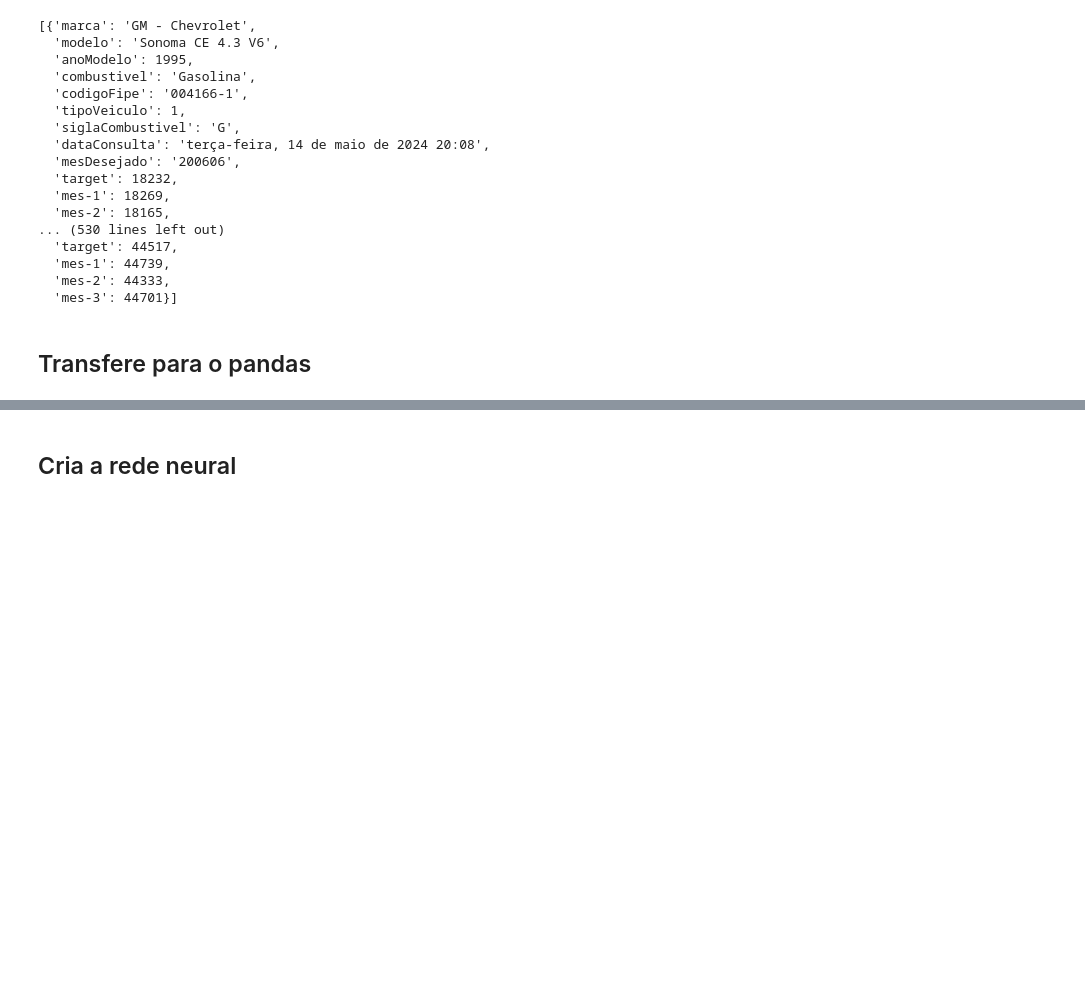
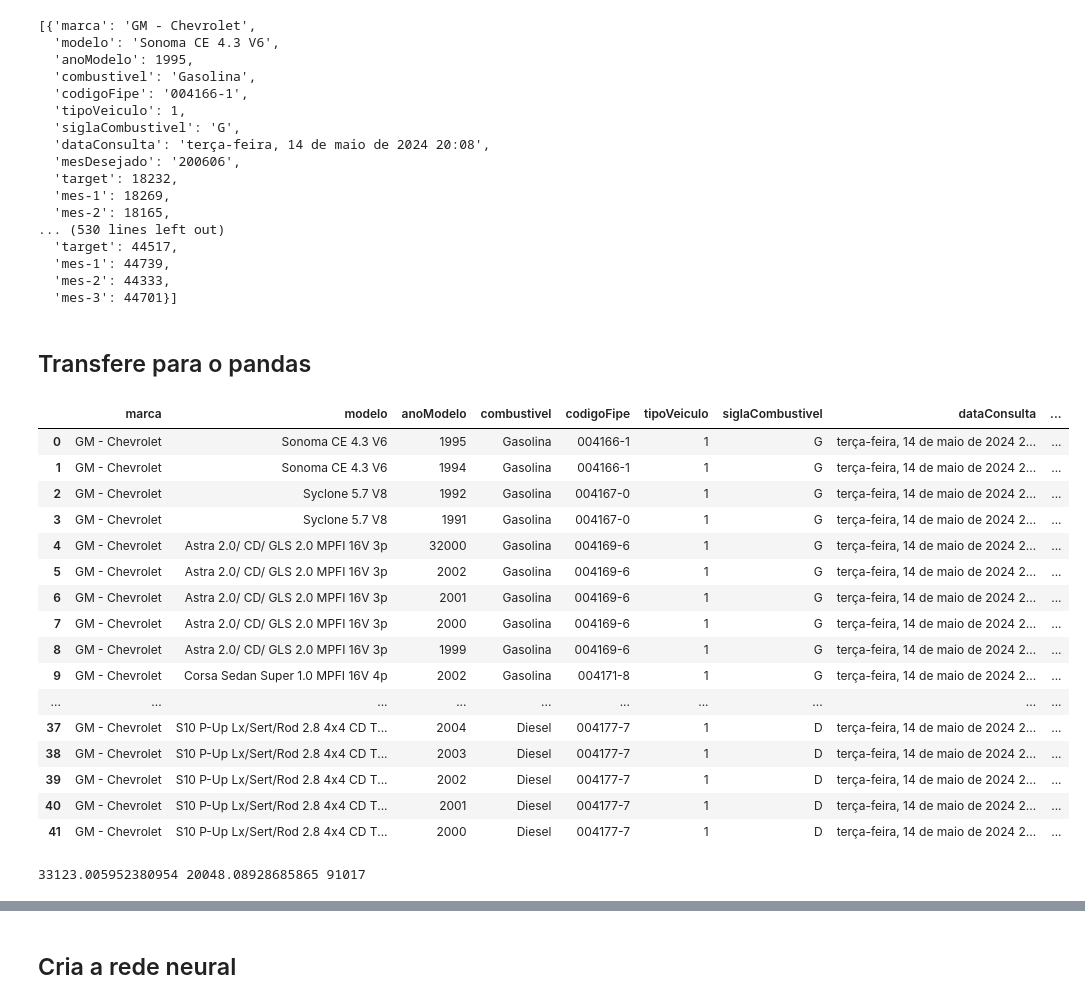
Before and after one commit to JoaoVitorSantiagoNogueira/case-brick-seguros, a Jupyter notebook: main.ipynb, the cells around one changed output, grey strips where cells are left out. Drawn from its saved outputs; the diff is of its cells as text; code cells hidden in the pictures; blank space fills up the shorter version.

```diff
--- a/main.ipynb
+++ b/main.ipynb
@@ -342,3 +342,31 @@ sample_json_list = [item for item in sample_json_list if type(item) == dict] #re
   'mes-3': 44701}]
 # %% [markdown]
 ## Transfere para o pandas
+# %%
+df = pd.json_normalize(sample_json_list)
+df
+# %% [output]
+|  | marca | modelo | anoModelo | combustivel | codigoFipe | tipoVeiculo | siglaCombustivel | dataConsulta | ... |
+| 0 | GM - Chevrolet | Sonoma CE 4.3 V6 | 1995 | Gasolina | 004166-1 | 1 | G | terça-feira, 14 de maio de 2024 2... | ... |
+| 1 | GM - Chevrolet | Sonoma CE 4.3 V6 | 1994 | Gasolina | 004166-1 | 1 | G | terça-feira, 14 de maio de 2024 2... | ... |
+| 2 | GM - Chevrolet | Syclone 5.7 V8 | 1992 | Gasolina | 004167-0 | 1 | G | terça-feira, 14 de maio de 2024 2... | ... |
+| 3 | GM - Chevrolet | Syclone 5.7 V8 | 1991 | Gasolina | 004167-0 | 1 | G | terça-feira, 14 de maio de 2024 2... | ... |
+| 4 | GM - Chevrolet | Astra 2.0/ CD/ GLS 2.0 MPFI 16V 3p | 32000 | Gasolina | 004169-6 | 1 | G | terça-feira, 14 de maio de 2024 2... | ... |
+| 5 | GM - Chevrolet | Astra 2.0/ CD/ GLS 2.0 MPFI 16V 3p | 2002 | Gasolina | 004169-6 | 1 | G | terça-feira, 14 de maio de 2024 2... | ... |
+| 6 | GM - Chevrolet | Astra 2.0/ CD/ GLS 2.0 MPFI 16V 3p | 2001 | Gasolina | 004169-6 | 1 | G | terça-feira, 14 de maio de 2024 2... | ... |
+| 7 | GM - Chevrolet | Astra 2.0/ CD/ GLS 2.0 MPFI 16V 3p | 2000 | Gasolina | 004169-6 | 1 | G | terça-feira, 14 de maio de 2024 2... | ... |
+| 8 | GM - Chevrolet | Astra 2.0/ CD/ GLS 2.0 MPFI 16V 3p | 1999 | Gasolina | 004169-6 | 1 | G | terça-feira, 14 de maio de 2024 2... | ... |
+| 9 | GM - Chevrolet | Corsa Sedan Super 1.0 MPFI 16V 4p | 2002 | Gasolina | 004171-8 | 1 | G | terça-feira, 14 de maio de 2024 2... | ... |
+| ... | ... | ... | ... | ... | ... | ... | ... | ... | ... |
+| 37 | GM - Chevrolet | S10 P-Up Lx/Sert/Rod 2.8 4x4 CD T... | 2004 | Diesel | 004177-7 | 1 | D | terça-feira, 14 de maio de 2024 2... | ... |
+| 38 | GM - Chevrolet | S10 P-Up Lx/Sert/Rod 2.8 4x4 CD T... | 2003 | Diesel | 004177-7 | 1 | D | terça-feira, 14 de maio de 2024 2... | ... |
+| 39 | GM - Chevrolet | S10 P-Up Lx/Sert/Rod 2.8 4x4 CD T... | 2002 | Diesel | 004177-7 | 1 | D | terça-feira, 14 de maio de 2024 2... | ... |
+| 40 | GM - Chevrolet | S10 P-Up Lx/Sert/Rod 2.8 4x4 CD T... | 2001 | Diesel | 004177-7 | 1 | D | terça-feira, 14 de maio de 2024 2... | ... |
+| 41 | GM - Chevrolet | S10 P-Up Lx/Sert/Rod 2.8 4x4 CD T... | 2000 | Diesel | 004177-7 | 1 | D | terça-feira, 14 de maio de 2024 2... | ... |
+# %%
+dfMean = df[['target', "mes-1","mes-2","mes-3"]].stack().mean()
+dfStd  = df[['target', "mes-1","mes-2","mes-3"]].stack().std()
+dfMax  = df[['target', "mes-1","mes-2","mes-3"]].stack().max()
+print(dfMean, dfStd, dfMax)
+# %% [output]
+33123.005952380954 20048.08928685865 91017
```
Also changed, not shown: parts of 1 cell of this notebook.
